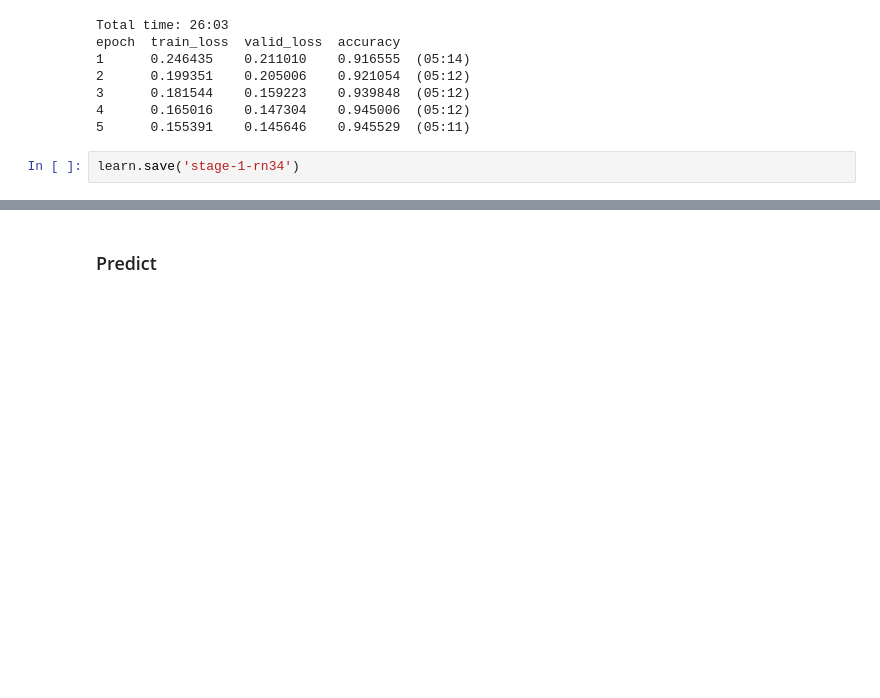
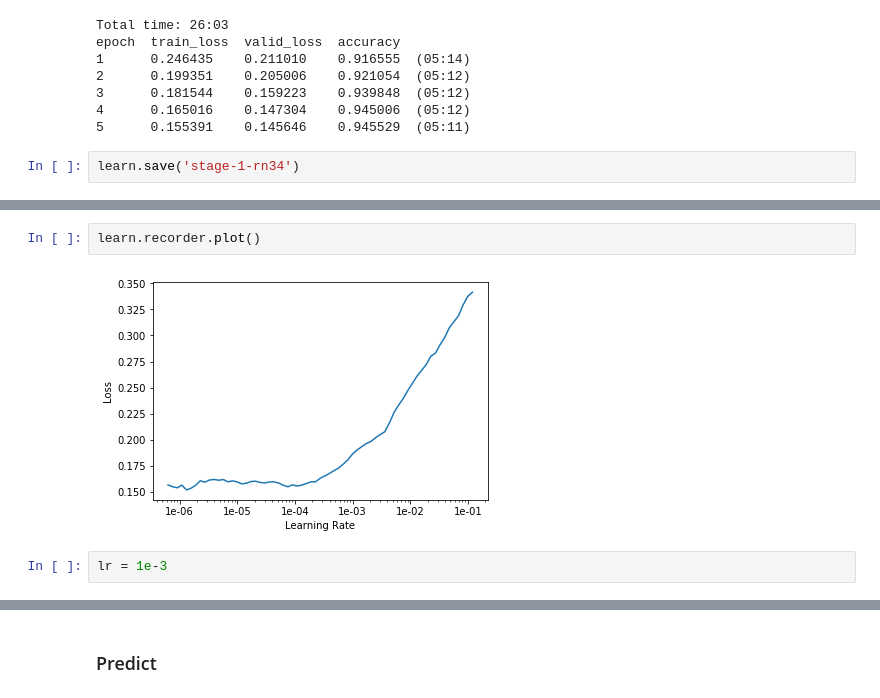
Before and after one commit to ademyanchuk/course-v3, a Jupyter notebook: nbs/dl1/histo-cancer-pred.ipynb, the cells around one changed output, grey strips where cells are left out. Drawn from its saved outputs; the diff is of its cells as text; blank space fills up the shorter version.

```diff
--- a/nbs/dl1/histo-cancer-pred.ipynb
+++ b/nbs/dl1/histo-cancer-pred.ipynb
@@ -121,0 +156,6 @@ learn.load('stage-1-rn34')
+# %%
+learn.recorder.plot()
+# %% [output]
+[figure, added]
+# %%
+lr = 1e-3
```
Also changed, not shown: parts of 19 cells of this notebook.
